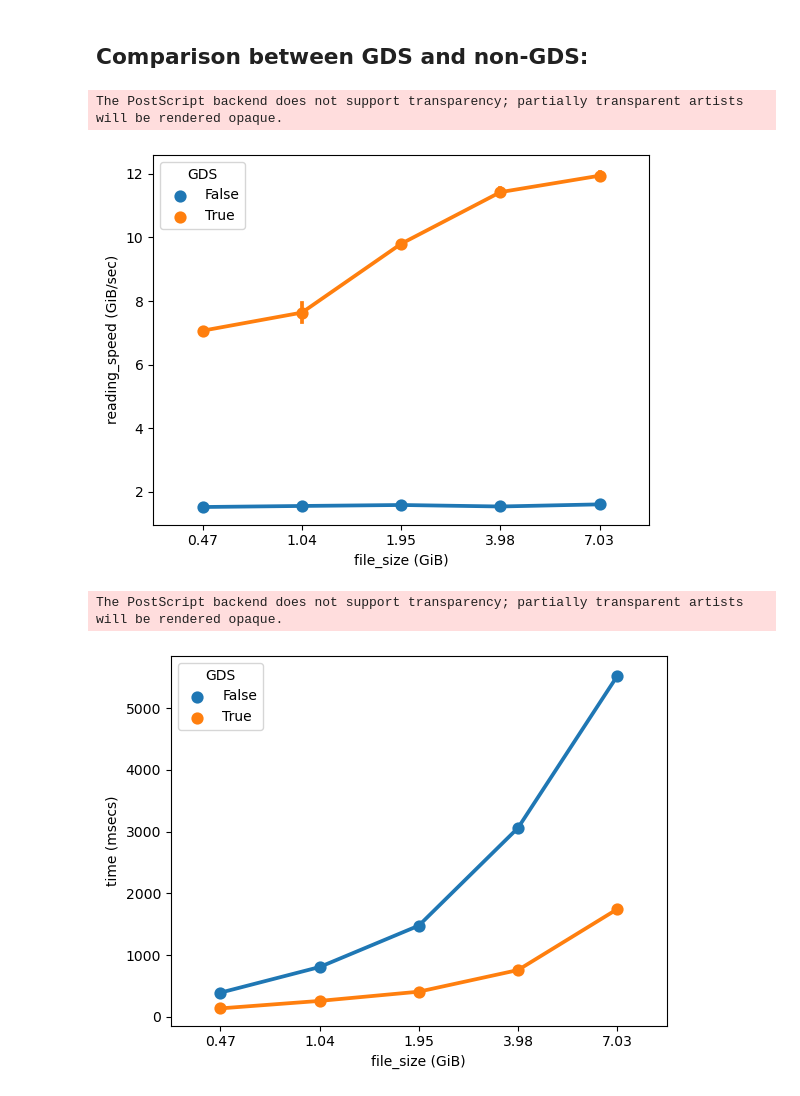
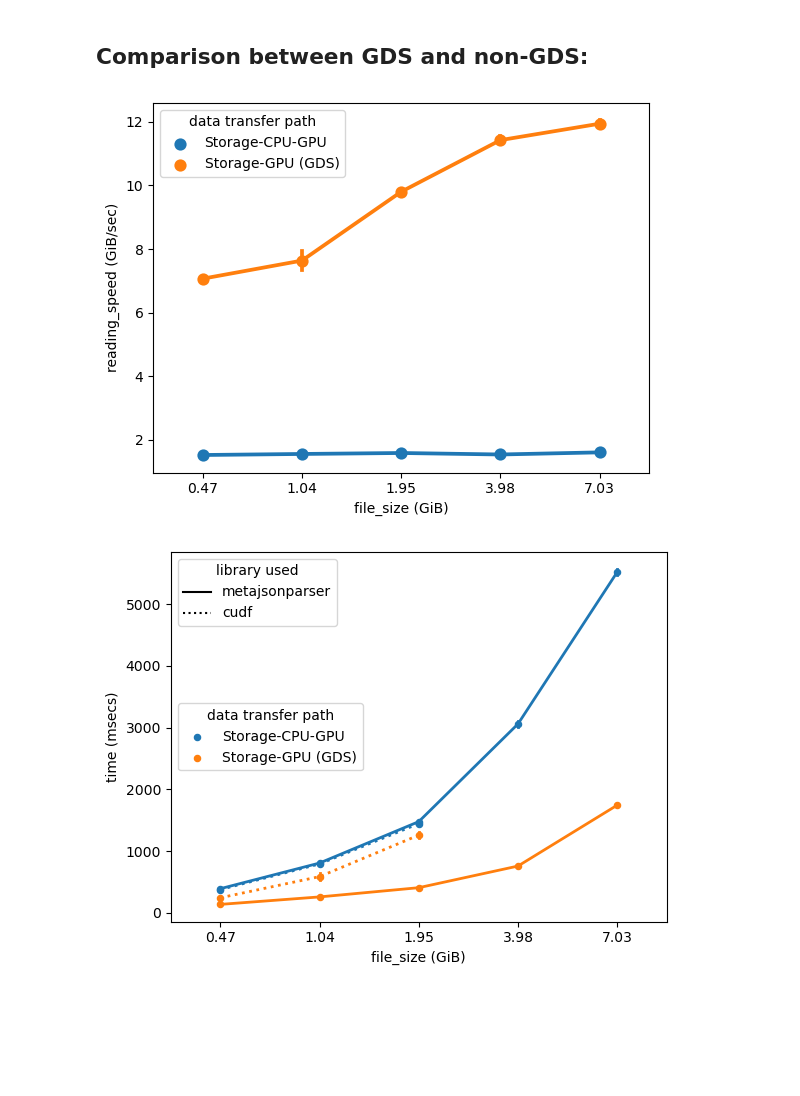
Before and after one commit to wesolowskip/mgr, a Jupyter notebook: 2_metajsonparser/results-analysis.ipynb, the cells around one changed output. Cells and saved outputs as stored; diff of their text form; code cells hidden in the pictures; blank space fills up the shorter version.

```diff
--- a/2_metajsonparser/results-analysis.ipynb
+++ b/2_metajsonparser/results-analysis.ipynb
@@ -43,0 +60,4 @@ measurements_df.rename(columns={"took (msecs)": "time (msecs)"}, inplace=True)
+# %%
+measurements_cudf_df["file_size (GiB)"] = measurements_cudf_df["file"].map(
+    dict(measurements_df[["file", "file_size (GiB)"]].values)
+)
@@ -116,40 +252,78 @@ The PostScript backend does not support transparency; partially transparent arti
 # %%
 comparison_df = measurements_df.copy()[
-    ((measurements_df["force_host_read"]) & (~(measurements_df["pinned_read"].fillna(False)))) |
-    ((~measurements_df["force_host_read"]) & (measurements_df["cufile_slice_size_mb"] == 1) & (measurements_df["cufile_thread_count"] == 64))
+    ((measurements_df["force_host_read"]) & (~(measurements_df["CPU memory type"].fillna("") == "pinned memory"))) |
+    ((~measurements_df["force_host_read"]) & (measurements_df["cufile_slice_size_mb"] == 1) & (measurements_df["number of\nIO threads"] == 64))
 ]
-comparison_df["GDS"] = ~comparison_df["force_host_read"]
+# comparison_df["GDS"] = ~comparison_df["force_host_read"]
+comparison_df["data transfer path"] = np.where(~comparison_df["force_host_read"], "Storage-GPU (GDS)", "Storage-CPU-GPU")
 g = sns.pointplot(
     data=comparison_df,
     x="file_size (GiB)",
     y="reading_speed (GiB/sec)",
-    hue="GDS",
+    hue="data transfer path",
     palette=sns.color_palette(n_colors=2),
     errorbar="se"
 )
 g.set_xticks(g.get_xticks(), labels=['{:.2f}'.format(float(t.get_text())) for t in g.get_xticklabels()])
-plt.savefig(f"img/comparison-reading-speed.eps", format="eps", bbox_inches='tight')
+plt.savefig(f"img/comparison-reading-speed.pdf", format="pdf", bbox_inches='tight')
 plt.show()
 # %% [output]
-The PostScript backend does not support transparency; partially transparent artists will be rendered opaque.
-[figure, old version]
+[figure, new version]
 # %%
 comparison_df = measurements_df.copy()[
-    ((measurements_df["force_host_read"]) & (~(measurements_df["pinned_read"].fillna(False)))) |
-    ((~measurements_df["force_host_read"]) & (measurements_df["cufile_slice_size_mb"] == 1) & (measurements_df["cufile_thread_count"] == 64))
+    ((measurements_df["force_host_read"]) & (~(measurements_df["CPU memory type"].fillna("") == "pinned memory"))) |
+    ((~measurements_df["force_host_read"]) & (measurements_df["cufile_slice_size_mb"] == 1) & (measurements_df["number of\nIO threads"] == 64))
 ]
-comparison_df["GDS"] = ~comparison_df["force_host_read"]
-g = sns.pointplot(
+comparison_cudf_df = measurements_cudf_df.copy()[
+        (measurements_cudf_df["force_host_read"]) |
+    (~measurements_cudf_df["force_host_read"]) & (measurements_cudf_df["number of\nIO threads"] == 64)
+]
+comparison_df["data transfer path"] = np.where(~comparison_df["force_host_read"], "Storage-GPU (GDS)", "Storage-CPU-GPU")
+comparison_cudf_df["data transfer path"] = np.where(~comparison_cudf_df["force_host_read"], "Storage-GPU (GDS)", "Storage-CPU-GPU")
+
+fig, ax = plt.subplots()
+sns.pointplot(
+    data=comparison_cudf_df,
+    x="file_size (GiB)",
+    y="time (msecs)",
+    hue="data transfer path",
+    palette=sns.color_palette(n_colors=2),
+    errorbar="se",
+    linestyles="dotted",
+    markers="."
+)
+sns.pointplot(
     data=comparison_df,
     x="file_size (GiB)",
     y="time (msecs)",
-    hue="GDS",
+    hue="data transfer path",
     palette=sns.color_palette(n_colors=2),
-    errorbar="se"
+    errorbar="se",
+    ax=ax,
+    linestyles="solid",
+    markers="."
 )
-g.set_xticks(g.get_xticks(), labels=['{:.2f}'.format(float(t.get_text())) for t in g.get_xticklabels()])
-plt.savefig(f"img/comparison-took.eps", format="eps", bbox_inches='tight')
+
+for l in ax.lines:
+    plt.setp(l,linewidth=2)
+
+hand, labl = ax.get_legend_handles_labels()
+handout=[]
+lablout=[]
+for h,l in zip(hand,labl):
+    if l not in lablout:
+        lablout.append(l)
+        handout.append(h)
+legend1 = ax.legend(handout, lablout, title="data transfer path", loc=6)
+
+line_cudf = Line2D([0,1],[0,1],linestyle='dotted', color='black')
+line_mp = Line2D([0,1],[0,1],linestyle='solid', color='black')
+legend2 = ax.legend([line_mp, line_cudf], ["metajsonparser", "cudf"], title="library used", loc=0)
+ax.add_artist(legend1)
+
+
+ax.set_xticks(g.get_xticks(), labels=['{:.2f}'.format(float(t.get_text())) for t in g.get_xticklabels()])
+plt.savefig(f"img/comparison-took.pdf", format="pdf", bbox_inches='tight')
 plt.show()
 # %% [output]
-The PostScript backend does not support transparency; partially transparent artists will be rendered opaque.
-[figure, old version]
+[figure, new version]
```
Also changed, not shown: parts of 17 cells of this notebook, 3 other files.
